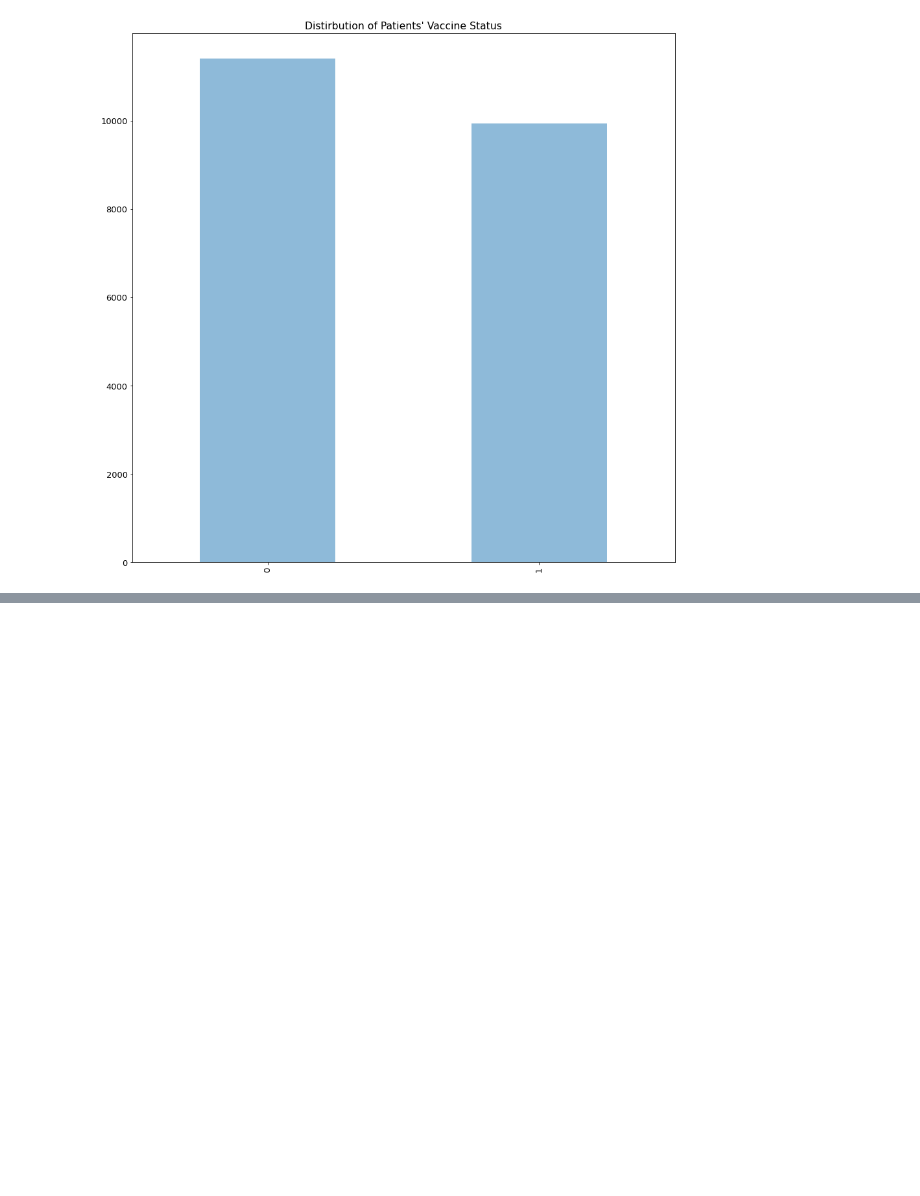
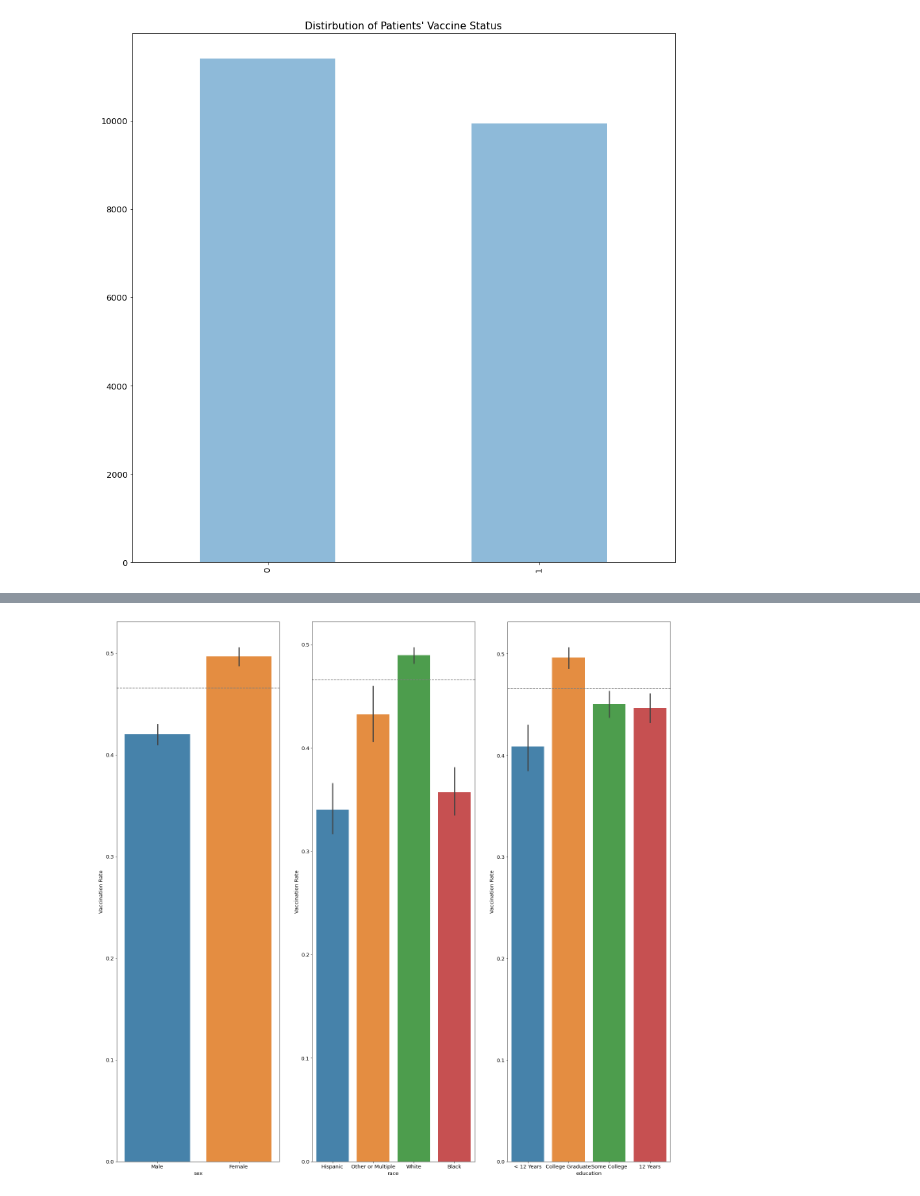
Before and after one commit to JadaShipp/predicting_flu, a Jupyter notebook: predicting_flu_vaccines_final.ipynb, the cells around one changed output, grey strips where cells are left out. Saved outputs shown, nothing was run; the diff lists cells and outputs as text; code cells hidden in the pictures; blank space fills up the shorter version.

```diff
--- a/predicting_flu_vaccines_final.ipynb
+++ b/predicting_flu_vaccines_final.ipynb
@@ -248,0 +256,4 @@ explore.distribution_of_seasonal_vaccine_status(seasonal_train)
+# %%
+explore.sex_race_education_seasonal(seasonal_train)
+# %% [output]
+[figure, added]
```
Also changed, not shown: parts of 18 cells of this notebook.
